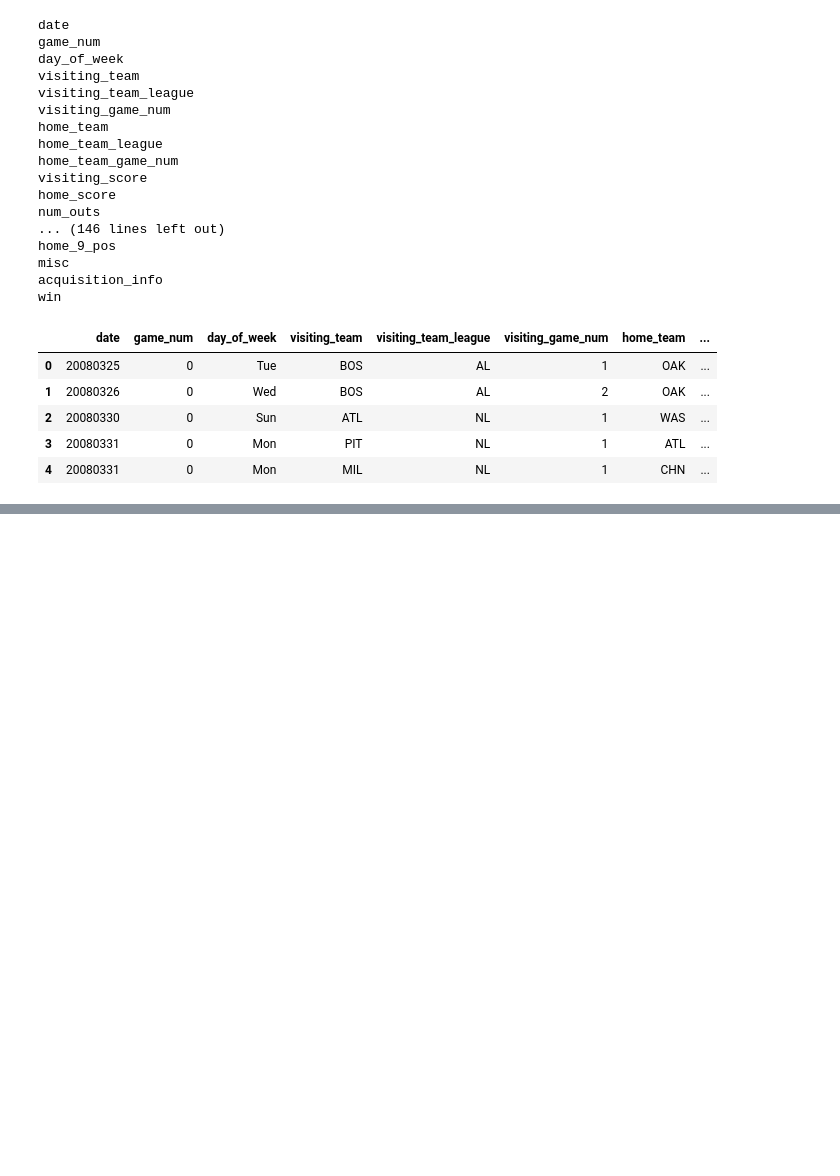
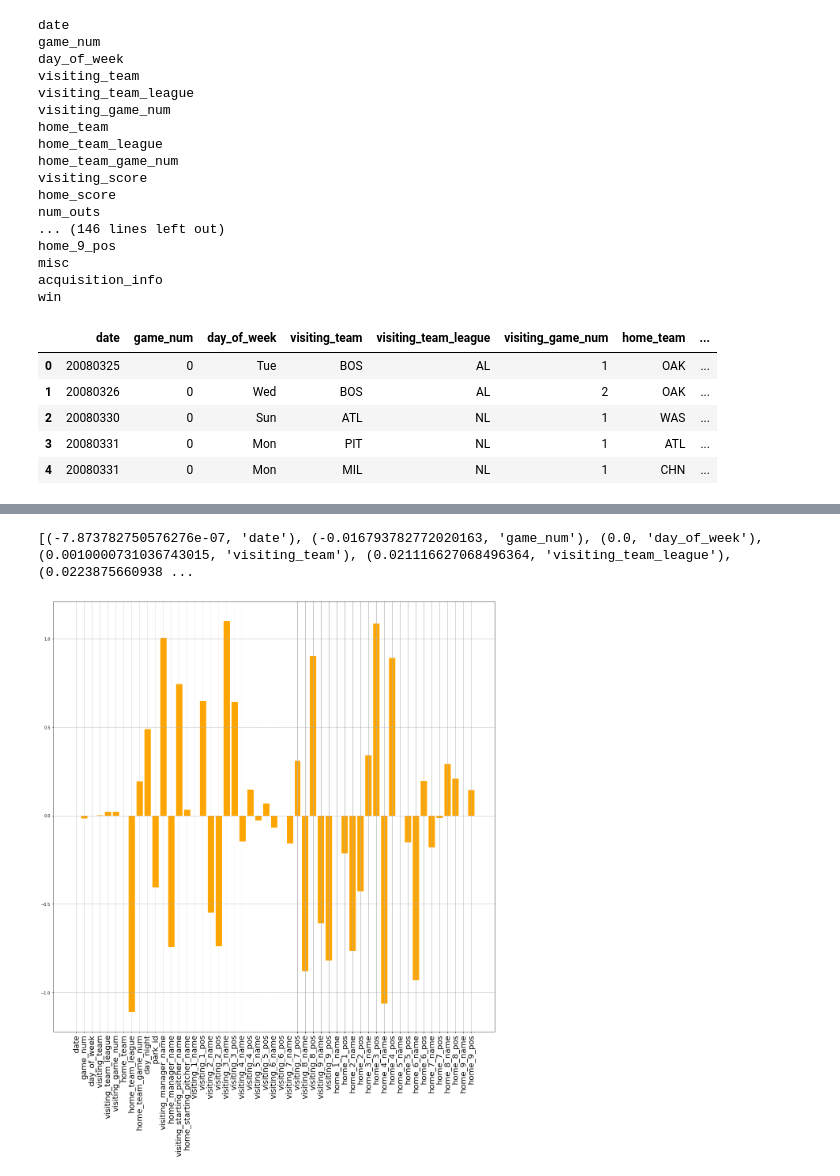
Before and after one commit to Dpgofast/baseball_predict, a Jupyter notebook: baseball_notebooks/Game_outcomes.ipynb, the cells around one changed output, grey strips where cells are left out. Cells and saved outputs as stored; diff of their text form; code cells hidden in the pictures; blank space fills up the shorter version.

```diff
--- a/baseball_notebooks/Game_outcomes.ipynb
+++ b/baseball_notebooks/Game_outcomes.ipynb
@@ -245,0 +352,3 @@ kill_time_trvl.isna().sum().sum()
+# %%
+encoder = ce.BinaryEncoder(cols=cat_cols)
+X_cat_enc = encoder.fit_transform(X)
@@ -245,0 +365,2 @@ kill_time_trvl.isna().sum().sum()
+# %%
+X_train, X_test, y_train, y_test = tts(X_cat_enc,y,test_size=0.2, random_state=42 )
@@ -245,0 +377,3 @@ kill_time_trvl.isna().sum().sum()
+# %%
+l_model = lr(multi_class='multinomial',solver='newton-cg', max_iter=300)
+l_model.fit(X_train,y_train)
@@ -245,0 +412,17 @@ kill_time_trvl.isna().sum().sum()
+# %%
+print(list(zip(l_model.coef_[0,:], X.columns)))
+# %% [output]
+[(-7.873782750576276e-07, 'date'), (-0.016793782772020163, 'game_num'), (0.0, 'day_of_week'), (0.0010000731036743015, 'visiting_team'), (0.021116627068496364, 'visiting_team_league'), (0.0223875660938 ...
+# %%
+coef_dict = {}
+for coef, feat in zip(l_model.coef_[0,:],X.columns):
+    coef_dict[feat] = coef
+# %%
+plt.figure(figsize=(20,20))
+
+plt.bar(*zip(*coef_dict.items()),color='orange')
+plt.xticks( X.columns, rotation='vertical', fontsize='20')
+plt.grid();
+plt.savefig('feature_coefs.png',bbox_inches='tight')
+# %% [output]
+[figure, added]
```
Also changed, not shown: parts of 26 cells of this notebook.
